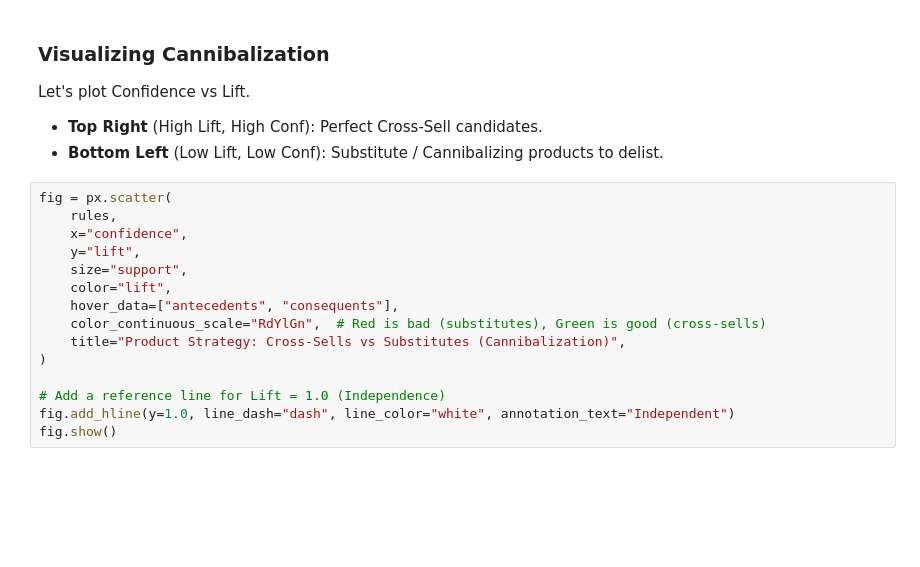
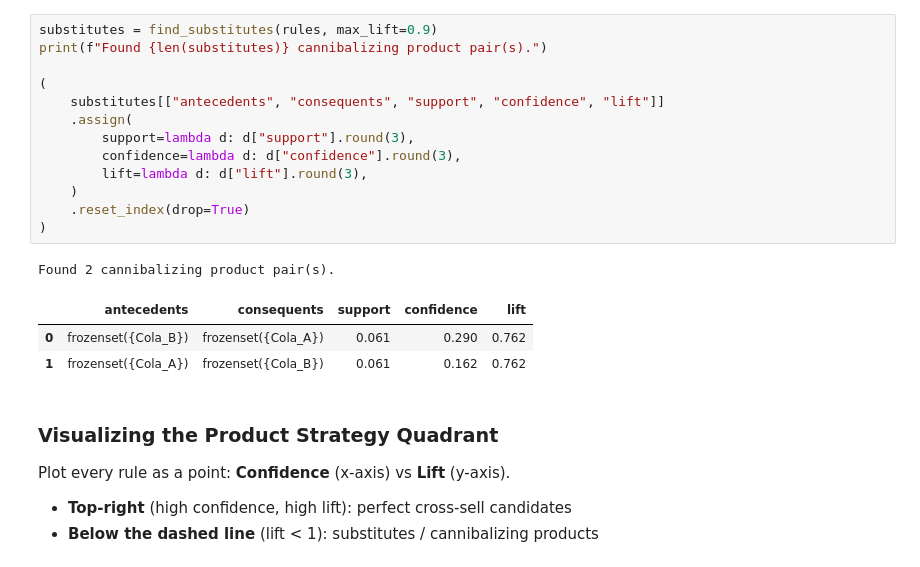
Before and after one commit to bmsuisse/rusket, a Jupyter notebook: docs/notebooks/1_online_retail_basket_analysis.ipynb, the cells around one changed output. Saved outputs shown, nothing was run; the diff lists cells and outputs as text; blank space fills up the shorter version.

```diff
--- a/docs/notebooks/1_online_retail_basket_analysis.ipynb
+++ b/docs/notebooks/1_online_retail_basket_analysis.ipynb
@@ -113,20 +202,25 @@ Found 0 cannibalizing product pairs.
-# %% [markdown]
-### Visualizing Cannibalization
-Let's plot Confidence vs Lift.
-- **Top Right** (High Lift, High Conf): Perfect Cross-Sell candidates.
-- **Bottom Left** (Low Lift, Low Conf): Substitute / Cannibalizing products to delist.
-# %%
-fig = px.scatter(
-    rules,
-    x="confidence",
-    y="lift",
-    size="support",
-    color="lift",
-    hover_data=["antecedents", "consequents"],
-    color_continuous_scale="RdYlGn",  # Red is bad (substitutes), Green is good (cross-sells)
-    title="Product Strategy: Cross-Sells vs Substitutes (Cannibalization)",
-)
-
-# Add a reference line for Lift = 1.0 (Independence)
-fig.add_hline(y=1.0, line_dash="dash", line_color="white", annotation_text="Independent")
-fig.show()
+# %%
+substitutes = find_substitutes(rules, max_lift=0.9)
+print(f"Found {len(substitutes)} cannibalizing product pair(s).")
+
+(
+    substitutes[["antecedents", "consequents", "support", "confidence", "lift"]]
+    .assign(
+        support=lambda d: d["support"].round(3),
+        confidence=lambda d: d["confidence"].round(3),
+        lift=lambda d: d["lift"].round(3),
+    )
+    .reset_index(drop=True)
+)
+# %% [output]
+Found 2 cannibalizing product pair(s).
+|  | antecedents | consequents | support | confidence | lift |
+| 0 | frozenset({Cola_B}) | frozenset({Cola_A}) | 0.061 | 0.290 | 0.762 |
+| 1 | frozenset({Cola_A}) | frozenset({Cola_B}) | 0.061 | 0.162 | 0.762 |
+# %% [markdown]
+### Visualizing the Product Strategy Quadrant
+
+Plot every rule as a point: **Confidence** (x-axis) vs **Lift** (y-axis).
+
+- **Top-right** (high confidence, high lift): perfect cross-sell candidates
+- **Below the dashed line** (lift < 1): substitutes / cannibalizing products
```
Also changed, not shown: parts of 17 cells of this notebook, 23 other files.
